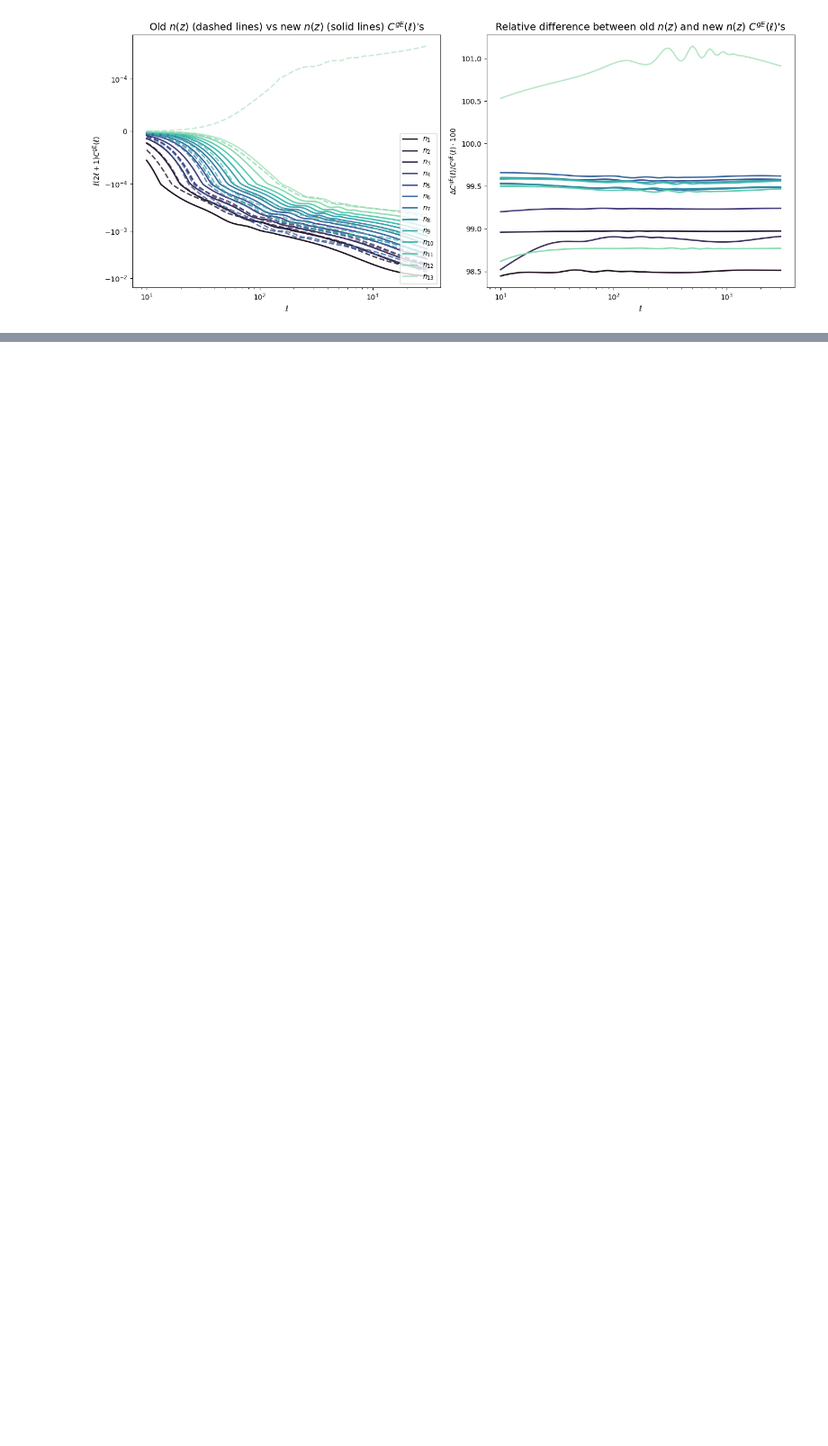
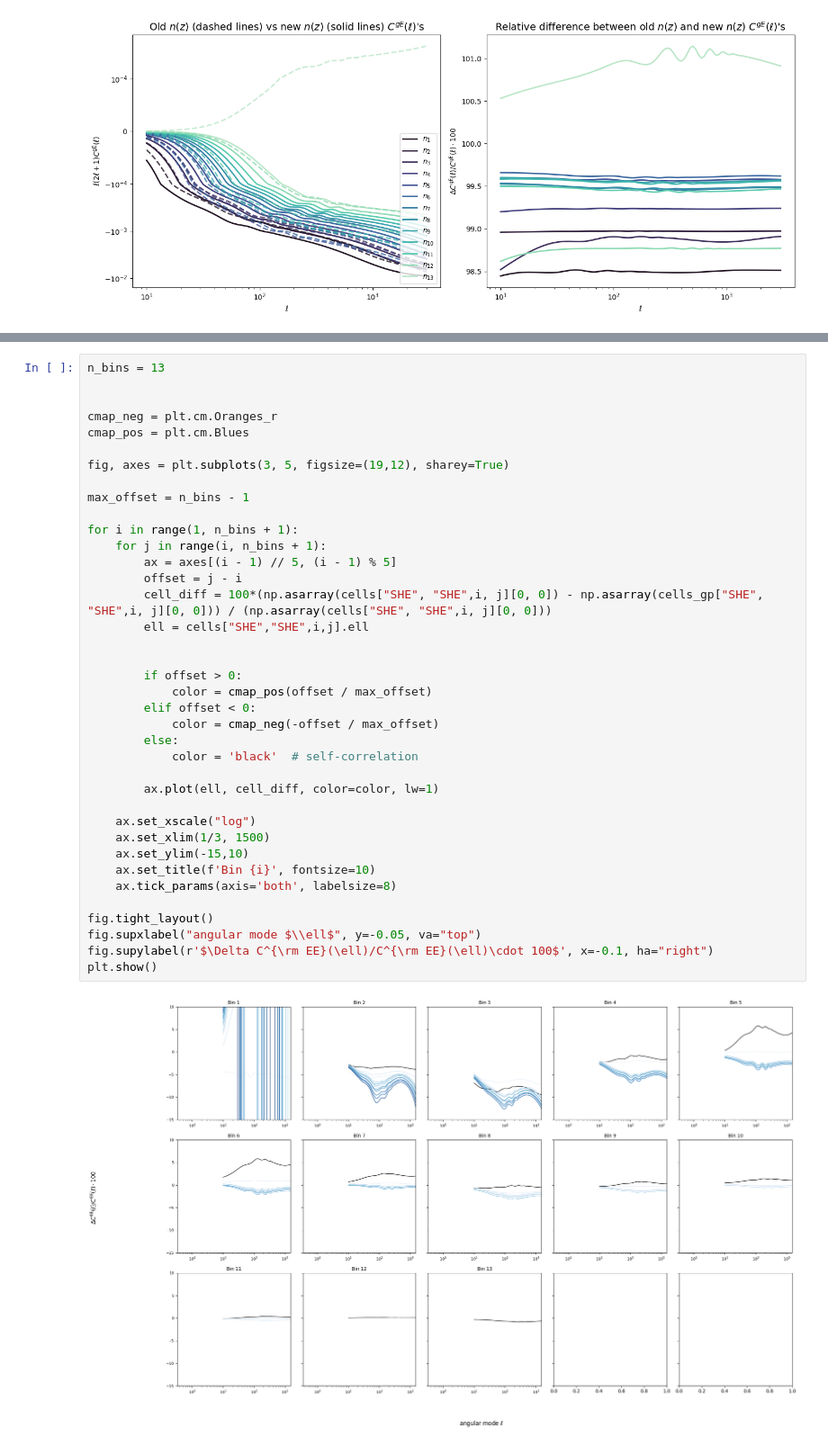
Before and after one commit to jipdebuck/binz, a Jupyter notebook: notebooks/nz_reconstruction.ipynb, the cells around one changed output, grey strips where cells are left out. Shown at 90% size. Drawn from its saved outputs; the diff is of its cells as text; blank space fills up the shorter version.

```diff
--- a/notebooks/nz_reconstruction.ipynb
+++ b/notebooks/nz_reconstruction.ipynb
@@ -579,0 +598,40 @@ plt.show()
+# %%
+n_bins = 13
+
+
+cmap_neg = plt.cm.Oranges_r
+cmap_pos = plt.cm.Blues
+
+fig, axes = plt.subplots(3, 5, figsize=(19,12), sharey=True)
+
+max_offset = n_bins - 1
+
+for i in range(1, n_bins + 1):
+    for j in range(i, n_bins + 1):
+        ax = axes[(i - 1) // 5, (i - 1) % 5]
+        offset = j - i
+        cell_diff = 100*(np.asarray(cells["SHE", "SHE",i, j][0, 0]) - np.asarray(cells_gp["SHE", "SHE",i, j][0, 0])) / (np.asarray(cells["SHE", "SHE",i, j][0, 0]))
+        ell = cells["SHE","SHE",i,j].ell
+
+
+        if offset > 0:
+            color = cmap_pos(offset / max_offset)
+        elif offset < 0:
+            color = cmap_neg(-offset / max_offset)
+        else:
+            color = 'black'  # self-correlation
+
+        ax.plot(ell, cell_diff, color=color, lw=1)
+
+    ax.set_xscale("log")
+    ax.set_xlim(1/3, 1500)
+    ax.set_ylim(-15,10)
+    ax.set_title(f'Bin {i}', fontsize=10)
+    ax.tick_params(axis='both', labelsize=8)
+
+fig.tight_layout()
+fig.supxlabel("angular mode $\\ell$", y=-0.05, va="top")
+fig.supylabel(r'$\Delta C^{\rm EE}(\ell)/C^{\rm EE}(\ell)\cdot 100$', x=-0.1, ha="right")
+plt.show()
+# %% [output]
+[figure, added]
```
Also changed, not shown: parts of 4 cells of this notebook, 1 other file.
